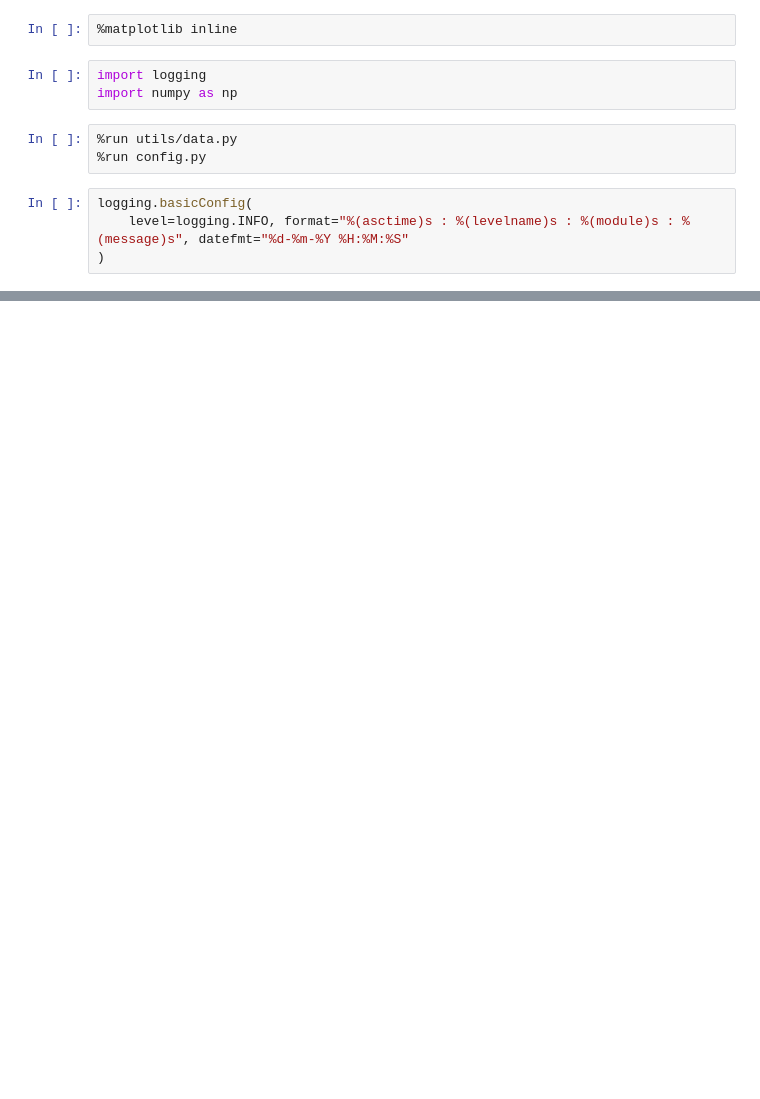
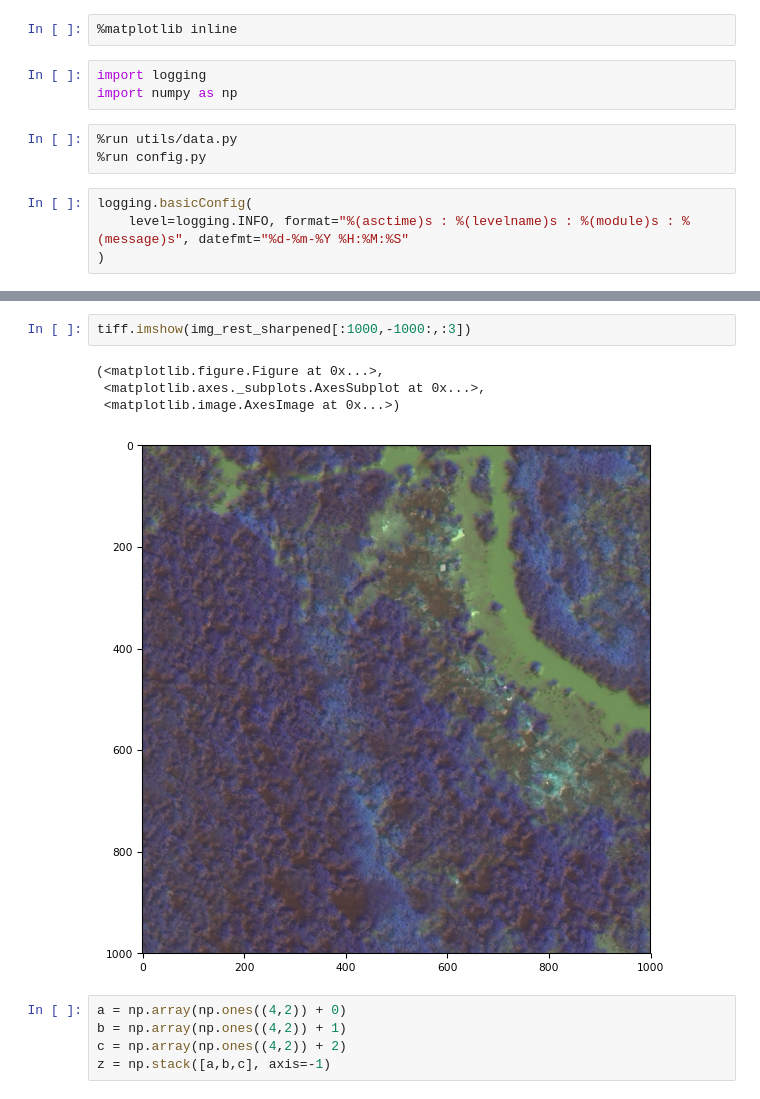
Before and after one commit to jgc128/kaggle_dstl_satellite, a Jupyter notebook: pansharpening.ipynb, the cells around one changed output, grey strips where cells are left out. Cells and saved outputs as stored; diff of their text form; blank space fills up the shorter version.

```diff
--- a/pansharpening.ipynb
+++ b/pansharpening.ipynb
@@ -63,0 +64,12 @@ tiff.imshow(img_rgbn_sharpened[:256,:256,:3])
+# %%
+tiff.imshow(img_rest_sharpened[:1000,-1000:,:3])
+# %% [output]
+(<matplotlib.figure.Figure at 0x...>,
+ <matplotlib.axes._subplots.AxesSubplot at 0x...>,
+ <matplotlib.image.AxesImage at 0x...>)
+[figure, added]
+# %%
+a = np.array(np.ones((4,2)) + 0)
+b = np.array(np.ones((4,2)) + 1)
+c = np.array(np.ones((4,2)) + 2)
+z = np.stack([a,b,c], axis=-1)
```
Also changed, not shown: parts of 11 cells of this notebook, 9 other files.
